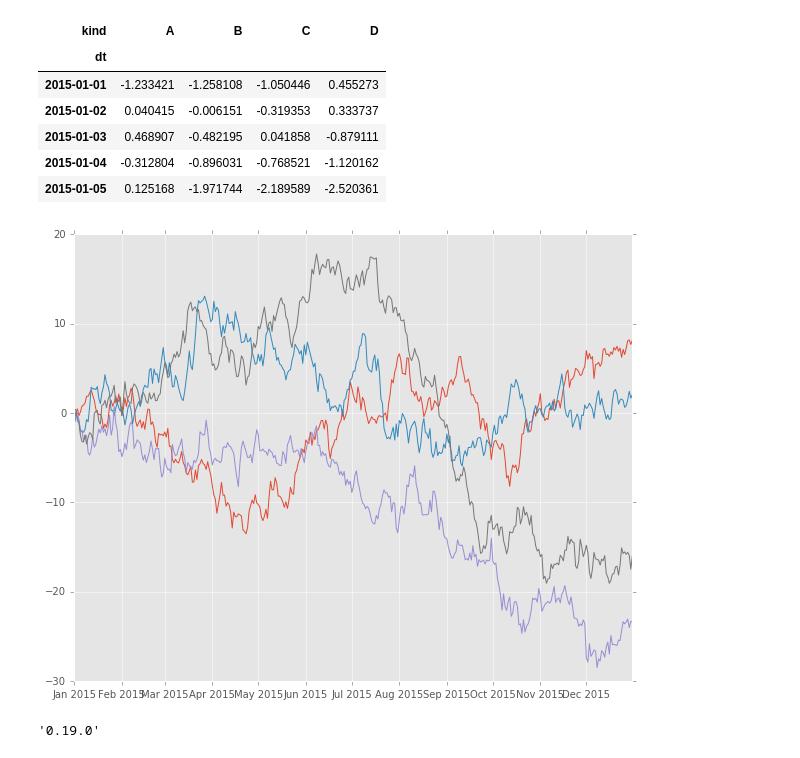
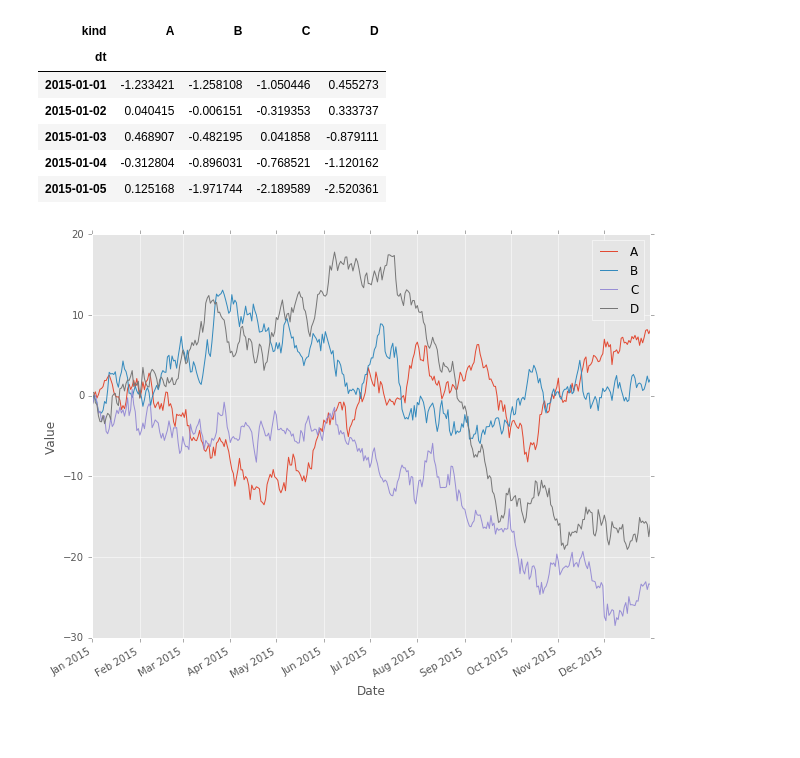
Before and after one commit to samuelsinayoko/kaggle-housing-prices, a Jupyter notebook: research/modern_python_visualization.ipynb, the cells around one changed output. Drawn from its saved outputs; the diff is of its cells as text; code cells hidden in the pictures; blank space fills up the shorter version.

Commit message:
Add missing legend.

```diff
--- a/research/modern_python_visualization.ipynb
+++ b/research/modern_python_visualization.ipynb
@@ -83,11 +86,11 @@ dfp.head()
 | 2015-01-04 | -0.312804 | -0.896031 | -0.768521 | -1.120162 |
 | 2015-01-05 | 0.125168 | -1.971744 | -2.189589 | -2.520361 |
 # %%
-plt.figure(2, figsize=(10, 8))
+fig = plt.figure(2, figsize=(10, 8))
 plt.plot(dfp);
+plt.legend(dfp.columns)
+fig.autofmt_xdate()
+plt.ylabel('Value')
+plt.xlabel('Date');
 # %% [output]
-[figure, old version]
+[figure, new version]
-# %%
-pd.__version__
-# %% [output]
-'0.19.0'
```
Also changed, not shown: parts of 2 cells of this notebook.
